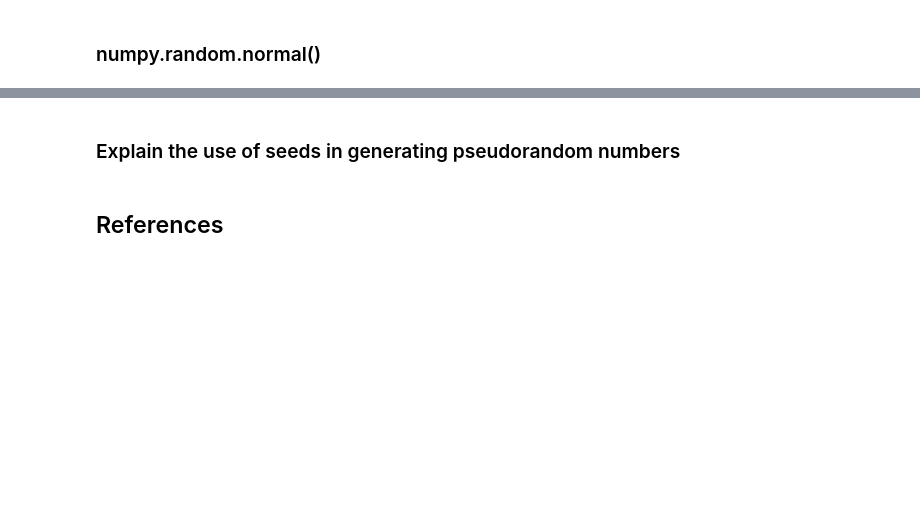
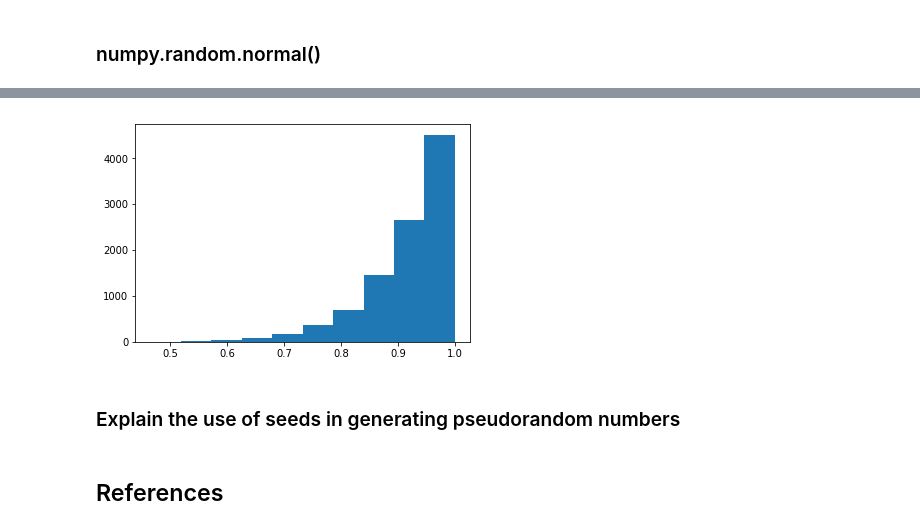
Before and after one commit to emmapatton/numpy-random, a Jupyter notebook: numpy-random.ipynb, the cells around one changed output, grey strips where cells are left out. Saved outputs shown, nothing was run; the diff lists cells and outputs as text; code cells hidden in the pictures; blank space fills up the shorter version.

```diff
--- a/numpy-random.ipynb
+++ b/numpy-random.ipynb
@@ -423,3 +410,8 @@ ValueError: left > mode
+# %%
+plt.hist(x)
+plt.show()
+# %% [output]
+[figure, added]
 # %% [markdown]
 ### Explain the use of seeds in generating pseudorandom numbers
 # %% [markdown]
```
Also changed, not shown: parts of 46 cells of this notebook.
